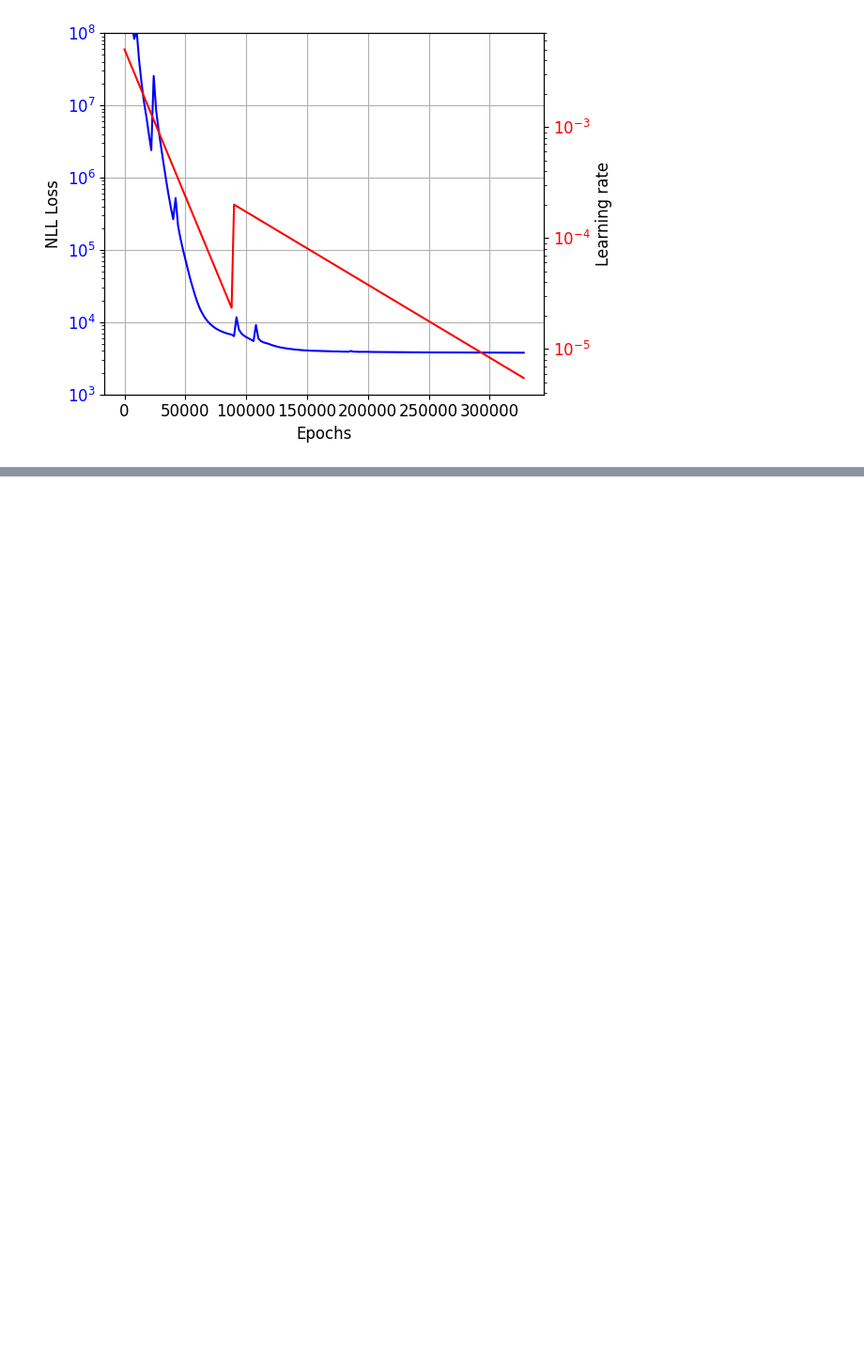
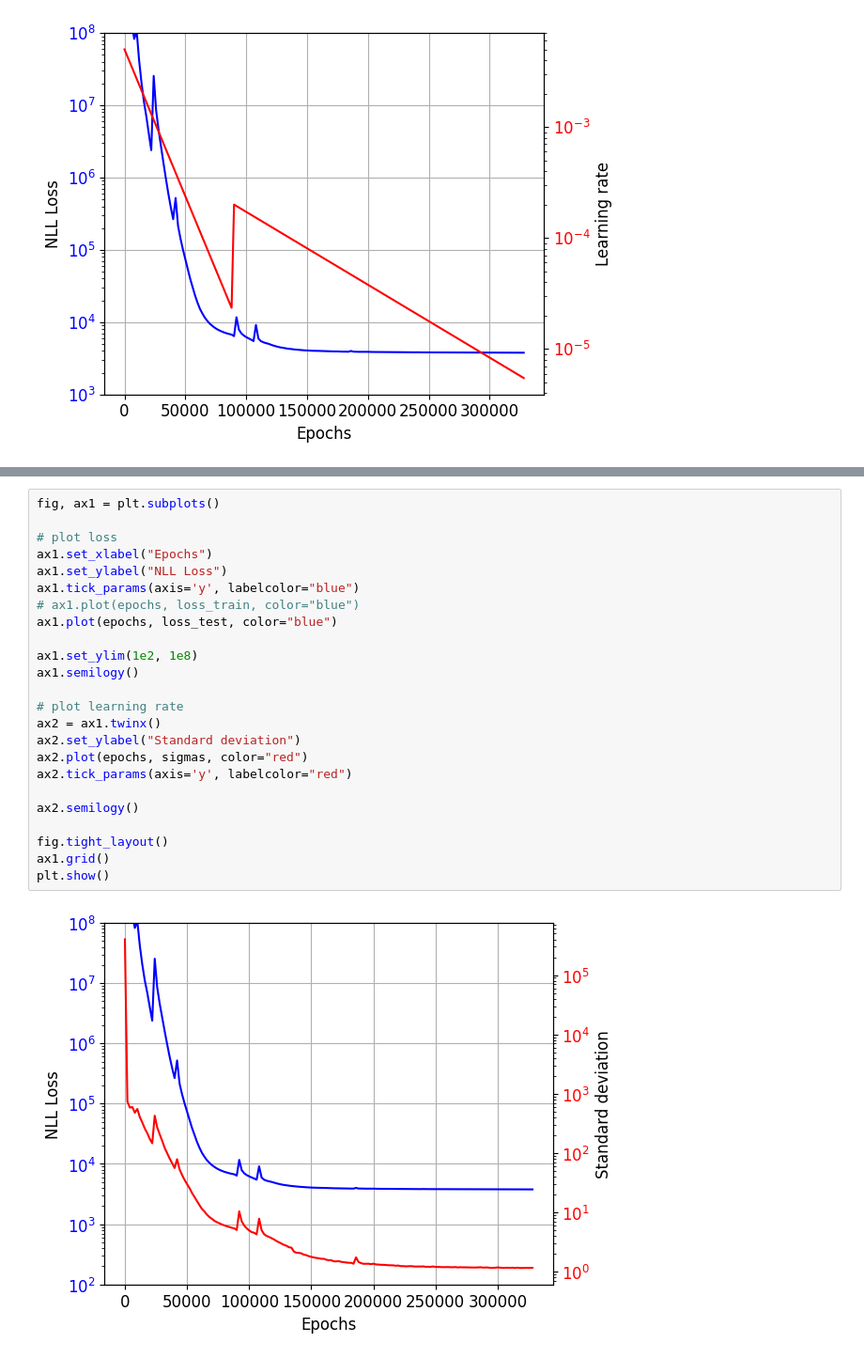
Before and after one commit to xiaoxiae/SurVAE-replication, a Jupyter notebook: mnist_plots.ipynb, the cells around one changed output, grey strips where cells are left out. Shown at 94% size. Cells and saved outputs as stored; diff of their text form; blank space fills up the shorter version.

```diff
--- a/mnist_plots.ipynb
+++ b/mnist_plots.ipynb
@@ -95,0 +131,26 @@ plt.show()
+# %%
+fig, ax1 = plt.subplots()
+
+# plot loss
+ax1.set_xlabel("Epochs")
+ax1.set_ylabel("NLL Loss")
+ax1.tick_params(axis='y', labelcolor="blue")
+# ax1.plot(epochs, loss_train, color="blue")
+ax1.plot(epochs, loss_test, color="blue")
+
+ax1.set_ylim(1e2, 1e8)
+ax1.semilogy()
+
+# plot learning rate
+ax2 = ax1.twinx()
+ax2.set_ylabel("Standard deviation")
+ax2.plot(epochs, sigmas, color="red")
+ax2.tick_params(axis='y', labelcolor="red")
+
+ax2.semilogy()
+
+fig.tight_layout()
+ax1.grid()
+plt.show()
+# %% [output]
+[figure, added]
```
Also changed, not shown: parts of 3 cells of this notebook, 6 other files.
